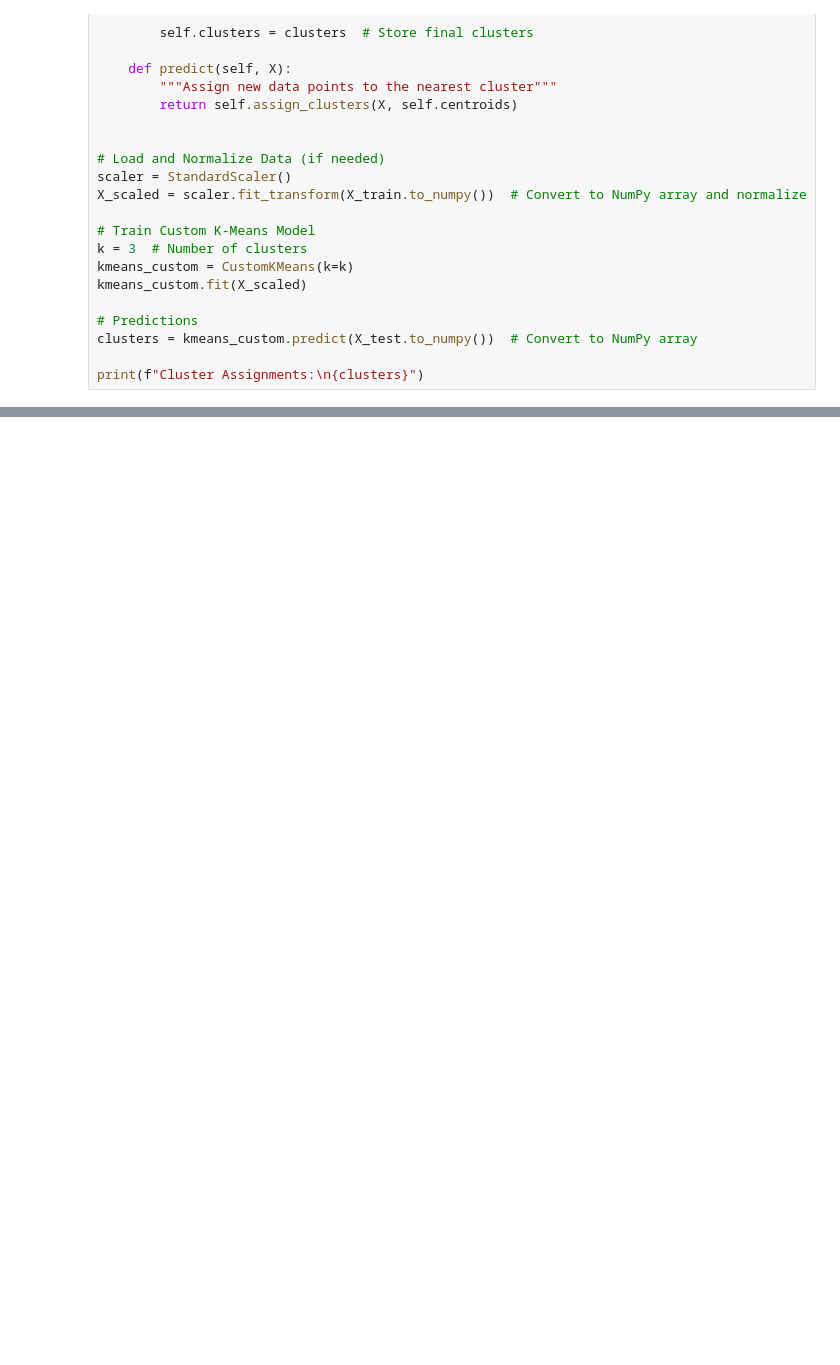
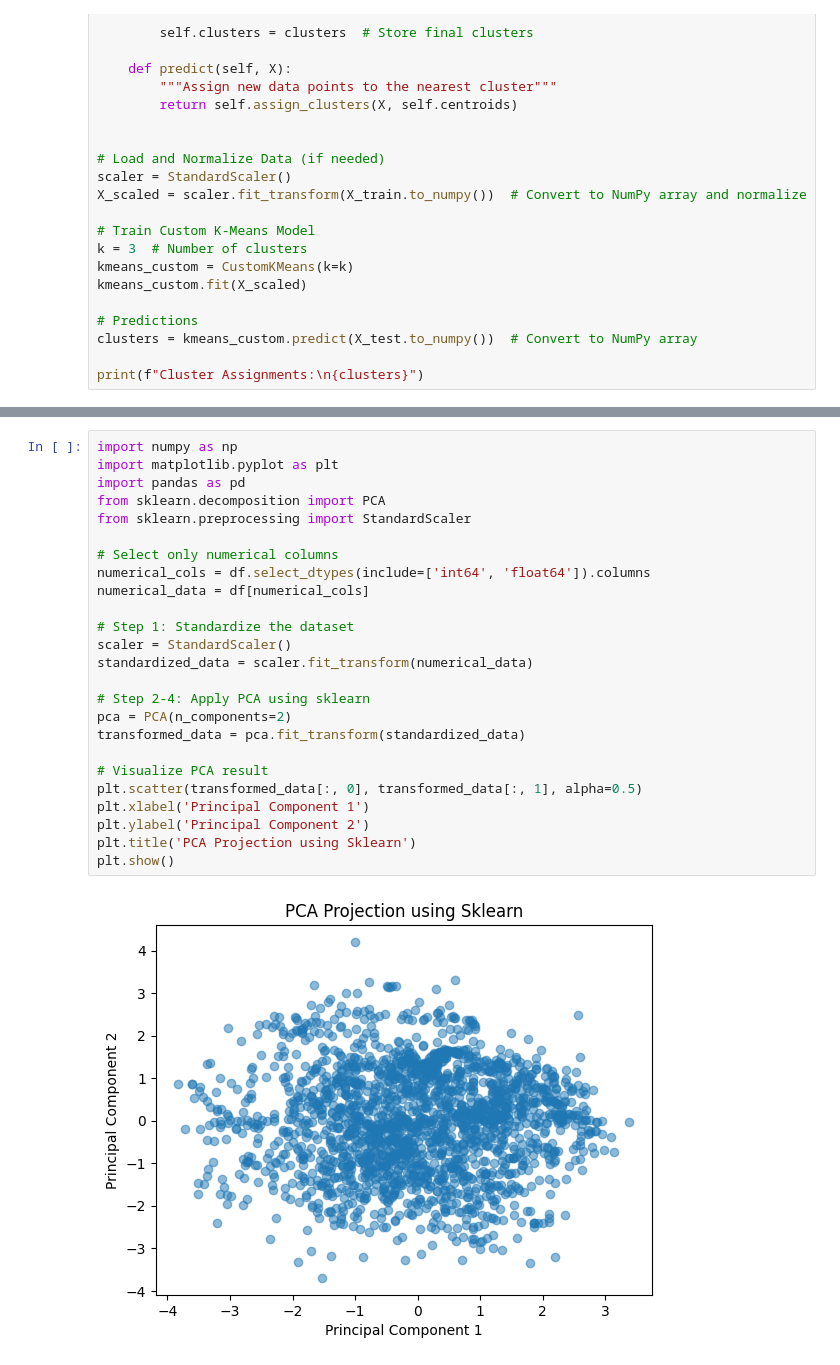
Before and after one commit to Shriya-Sabnis/BMLL, a Jupyter notebook: bml.ipynb, the cells around one changed output, grey strips where cells are left out. Saved outputs shown, nothing was run; the diff lists cells and outputs as text; blank space fills up the shorter version.

```diff
--- a/bml.ipynb
+++ b/bml.ipynb
@@ -470,0 +548,27 @@ print(f"Cluster Assignments:\n{clusters}")
+# %%
+import numpy as np
+import matplotlib.pyplot as plt
+import pandas as pd
+from sklearn.decomposition import PCA
+from sklearn.preprocessing import StandardScaler
+
+# Select only numerical columns
+numerical_cols = df.select_dtypes(include=['int64', 'float64']).columns
+numerical_data = df[numerical_cols]
+
+# Step 1: Standardize the dataset
+scaler = StandardScaler()
+standardized_data = scaler.fit_transform(numerical_data)
+
+# Step 2-4: Apply PCA using sklearn
+pca = PCA(n_components=2)
+transformed_data = pca.fit_transform(standardized_data)
+
+# Visualize PCA result
+plt.scatter(transformed_data[:, 0], transformed_data[:, 1], alpha=0.5)
+plt.xlabel('Principal Component 1')
+plt.ylabel('Principal Component 2')
+plt.title('PCA Projection using Sklearn')
+plt.show()
+# %% [output]
+[figure, added]
```
Also changed, not shown: parts of 6 cells of this notebook, 2 other files.
